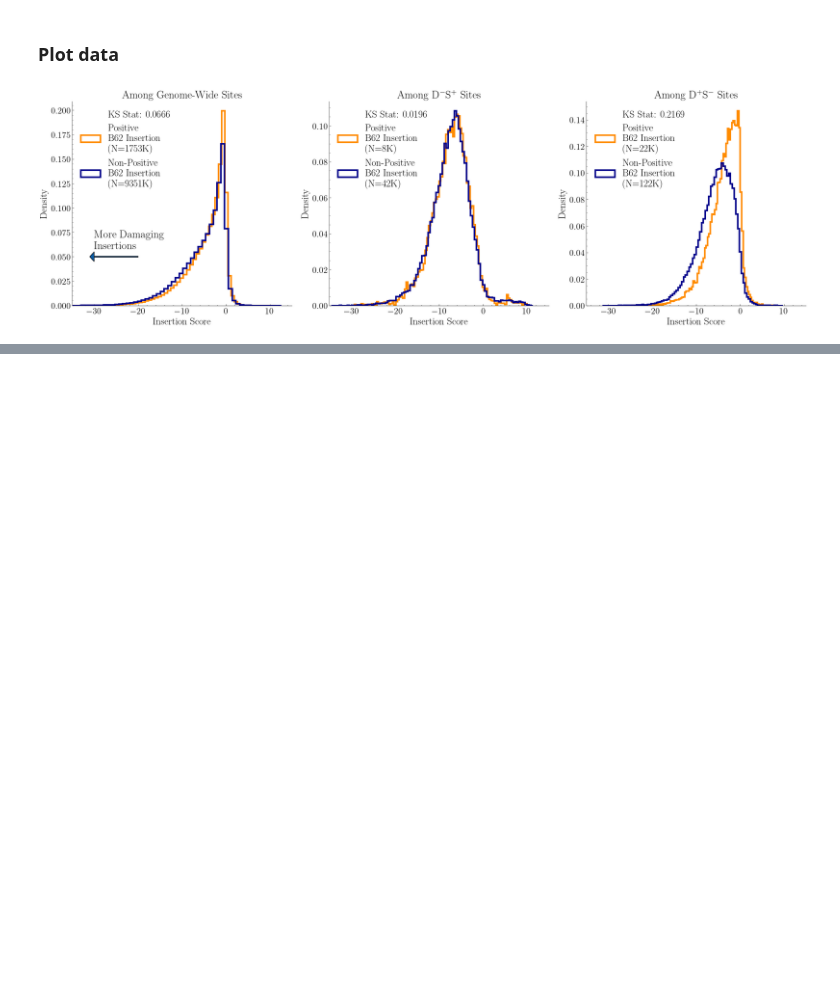
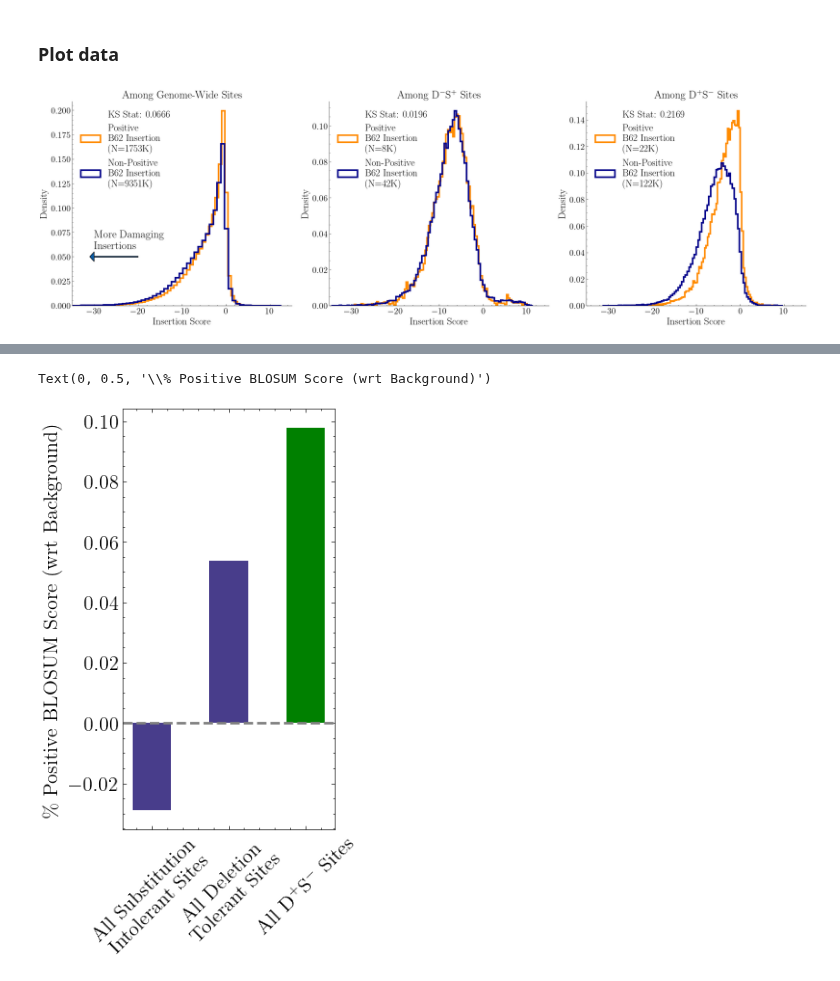
Before and after one commit to ntranoslab/diff-tol, a Jupyter notebook: code/fig4.ipynb, the cells around one changed output, grey strips where cells are left out. Saved outputs shown, nothing was run; the diff lists cells and outputs as text; code cells hidden in the pictures; blank space fills up the shorter version.

```diff
--- a/code/fig4.ipynb
+++ b/code/fig4.ipynb
@@ -250,0 +337,24 @@ plt.show()
+# %%
+sub_intol = del_sub[del_sub.avg_LLR < sub_intol]
+del_tol = del_sub[del_sub.aPLLR < del_tol]
+# %%
+bmat = substitution_matrices.load("BLOSUM62")
+bg_pos = np.mean([x > 0 for x in rand_seq_scores])
+blosum_pos = []
+for data in [sub_intol, del_tol, del_tol_sub_intol]:
+    data["Sequence"] = data.prot.map(uniprot_sequences)
+    data["window"] = data.apply(lambda x: aa_window(x.Sequence, x.pos-1), axis=1)
+    data = data[data.window.apply(len) == 3]
+    data["bmat_score"] = data.apply(lambda x: sequence_homogeneity_blosum(bmat, x.window), axis=1)
+    blosum_pos.append(np.mean(data.bmat_score > 0) - bg_pos)
+# %%
+plt.figure(figsize=(3, 6))
+plt.bar(list(range(3)), blosum_pos, width=0.5, color=["darkslateblue", "darkslateblue", "green"])
+plt.axhline(0, color="grey", ls="--", lw=2)
+_=plt.xticks(list(range(3)), ["All Substitution\nIntolerant Sites",
+                              "All Deletion\nTolerant Sites",
+                              "All D$^+$S$^-$ Sites"], rotation=45)
+plt.ylabel("\\% Positive BLOSUM Score (wrt Background)")
+# %% [output]
+Text(0, 0.5, '\\% Positive BLOSUM Score (wrt Background)')
+[figure, added]
```
Also changed, not shown: parts of 9 cells of this notebook.
